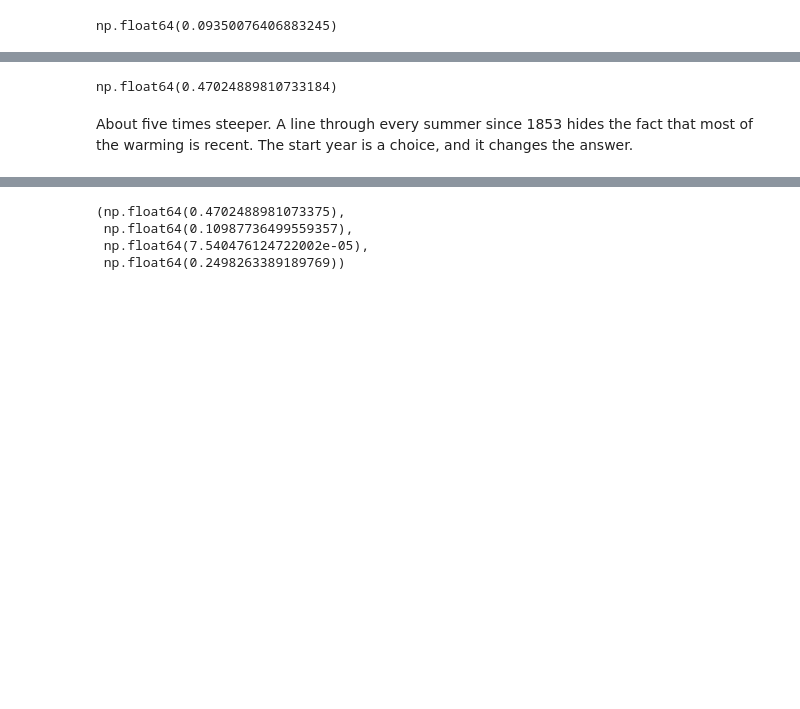
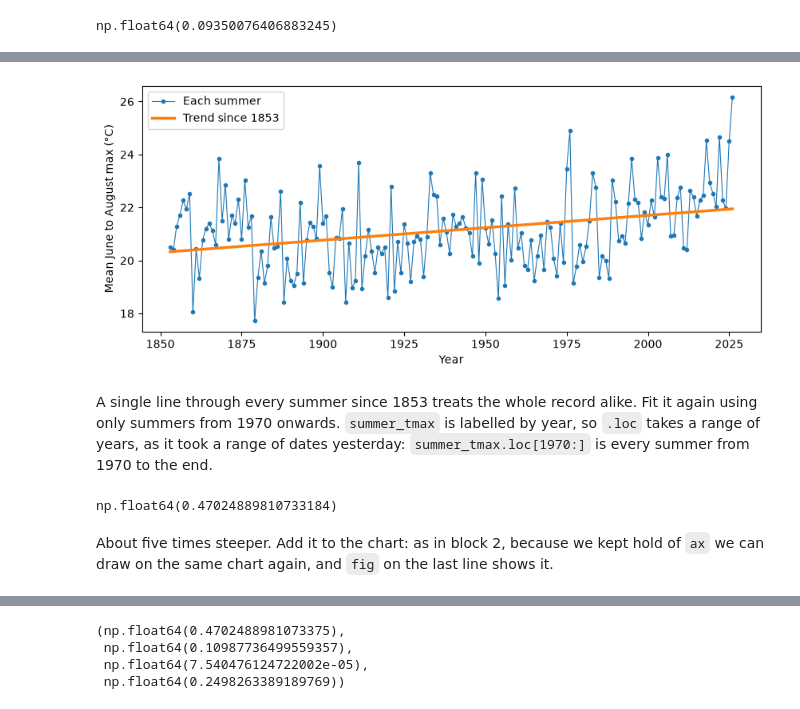
Before and after one commit to cafoala/cfrr-python-for-data-analysis, a Jupyter notebook: instructor/day2_demo.ipynb, the cells around one changed output, grey strips where cells are left out. Drawn from its saved outputs; the diff is of its cells as text; code cells hidden in the pictures; blank space fills up the shorter version.

```diff
--- a/instructor/day2_demo.ipynb
+++ b/instructor/day2_demo.ipynb
@@ -200,3 +283,15 @@ A single line through every summer since 1853 treats the whole record alike. Fit
+# %%
+fig, ax = plt.subplots(figsize=(10, 4))
+ax.plot(summer_tmax.index, summer_tmax, marker=".", linewidth=0.8, label="Each summer")
+ax.plot(summer_tmax.index, slope * summer_tmax.index + intercept, linewidth=2.5, label="Trend since 1853")
+ax.set_xlabel("Year")
+ax.set_ylabel("Mean June to August max (°C)")
+ax.legend()
+plt.show()
+# %% [output]
+[figure, added]
+# %% [markdown]
+A single line through every summer since 1853 treats the whole record alike. Fit it again using only summers from 1970 onwards. `summer_tmax` is labelled by year, so `.loc` takes a range of years, as it took a range of dates yesterday: `summer_tmax.loc[1970:]` is every summer from 1970 to the end.
 # %%
 recent = summer_tmax.loc[1970:]
 recent_slope, recent_intercept = np.polyfit(recent.index, recent, 1)
@@ -204,4 +299,4 @@ recent_slope * 10  # °C per decade
 # %% [output]
 np.float64(0.47024889810733184)
 # %% [markdown]
-About five times steeper. A line through every summer since 1853 hides the fact that most of the warming is recent. The start year is a choice, and it changes the answer.
+About five times steeper. Add it to the chart: as in block 2, because we kept hold of `ax` we can draw on the same chart again, and `fig` on the last line shows it.
```
Also changed, not shown: parts of 40 cells of this notebook, 7 other files.
